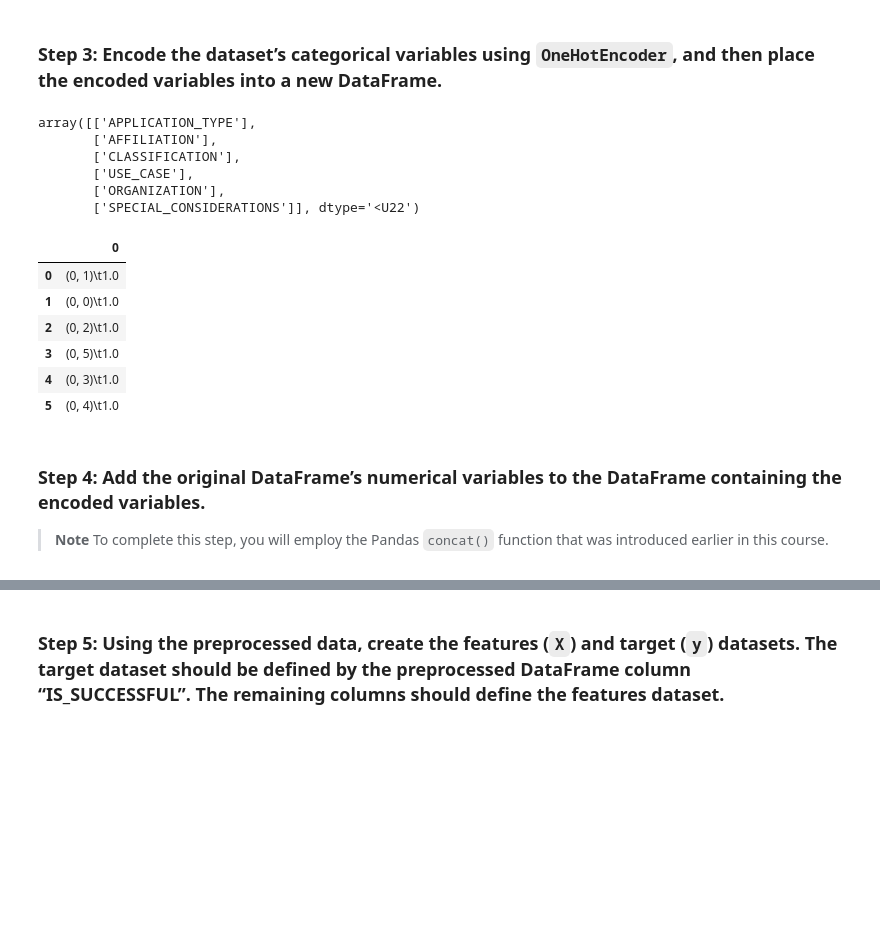
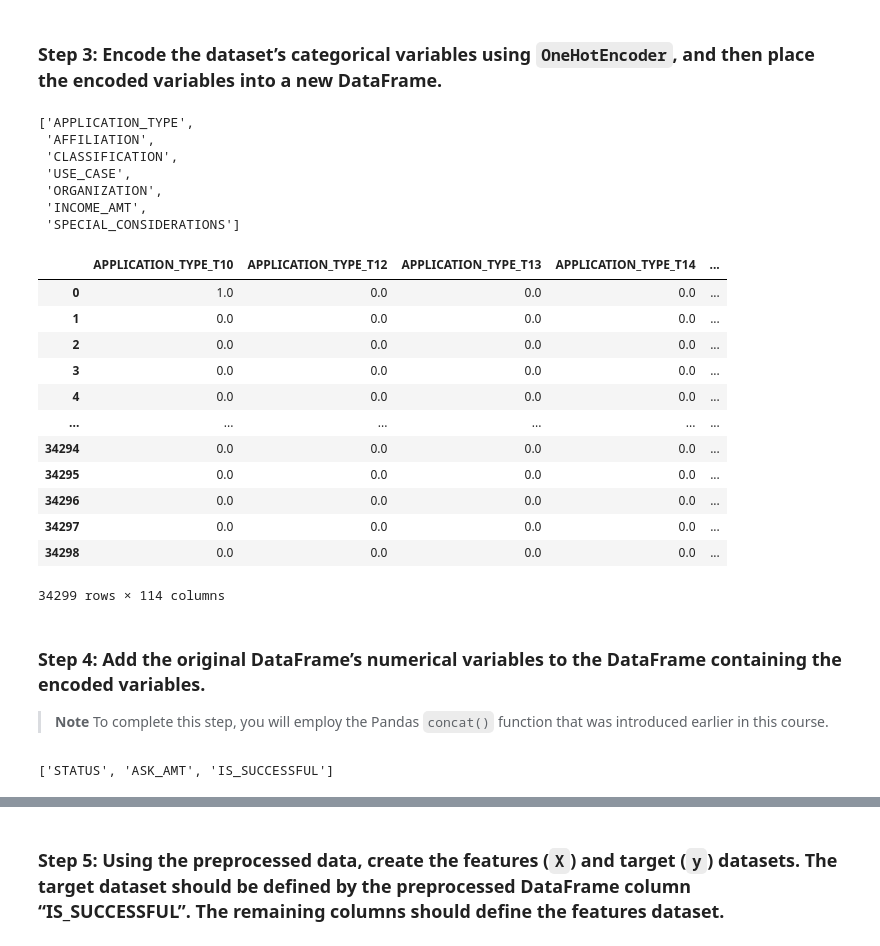
Before and after one commit to ScottyCodeman/Module-13, a Jupyter notebook: Colab_venture_funding_with_deep_learning.ipynb, the cells around one changed output, grey strips where cells are left out. Drawn from its saved outputs; the diff is of its cells as text; code cells hidden in the pictures; blank space fills up the shorter version.

```diff
--- a/Colab_venture_funding_with_deep_learning.ipynb
+++ b/Colab_venture_funding_with_deep_learning.ipynb
@@ -151,41 +152,58 @@ applicant_data_df
 # %%
 from numpy.core.multiarray import asarray
 # Create a list of categorical variables
-categorical_variables = asarray([['APPLICATION_TYPE'],['AFFILIATION'],['CLASSIFICATION'],['USE_CASE'],['ORGANIZATION'],['SPECIAL_CONSIDERATIONS']])
+categorical_variables = list(applicant_data_df.dtypes[applicant_data_df.dtypes=='object'].index)
 
 # Display the categorical variables list
-display(categorical_variables)
+categorical_variables
 # %% [output]
-array([['APPLICATION_TYPE'],
-       ['AFFILIATION'],
-       ['CLASSIFICATION'],
-       ['USE_CASE'],
-       ['ORGANIZATION'],
-       ['SPECIAL_CONSIDERATIONS']], dtype='<U22')
+['APPLICATION_TYPE',
+ 'AFFILIATION',
+ 'CLASSIFICATION',
+ 'USE_CASE',
+ 'ORGANIZATION',
+ 'INCOME_AMT',
+ 'SPECIAL_CONSIDERATIONS']
 # %%
 # Create a OneHotEncoder instance
-enc = OneHotEncoder()
+enc = OneHotEncoder(sparse_output=False)
 # %%
 # Encode the categorcal variables using OneHotEncoder
-encoded_data = enc.fit_transform(categorical_variables)
+encoded_data = enc.fit_transform(applicant_data_df[categorical_variables])
 # %%
 # Create a DataFrame with the encoded variables
-encoded_df = pd.DataFrame(encoded_data)
+encoded_df = pd.DataFrame(
+    encoded_data,
+    columns=enc.get_feature_names_out(categorical_variables)
+)
+
 
 # Review the DataFrame
 encoded_df
 # %% [output]
-|  | 0 |
-| 0 | (0, 1)\t1.0 |
-| 1 | (0, 0)\t1.0 |
-| 2 | (0, 2)\t1.0 |
-| 3 | (0, 5)\t1.0 |
-| 4 | (0, 3)\t1.0 |
-| 5 | (0, 4)\t1.0 |
+|  | APPLICATION_TYPE_T10 | APPLICATION_TYPE_T12 | APPLICATION_TYPE_T13 | APPLICATION_TYPE_T14 | ... |
+| 0 | 1.0 | 0.0 | 0.0 | 0.0 | ... |
+| 1 | 0.0 | 0.0 | 0.0 | 0.0 | ... |
+| 2 | 0.0 | 0.0 | 0.0 | 0.0 | ... |
+| 3 | 0.0 | 0.0 | 0.0 | 0.0 | ... |
+| 4 | 0.0 | 0.0 | 0.0 | 0.0 | ... |
+| ... | ... | ... | ... | ... | ... |
+| 34294 | 0.0 | 0.0 | 0.0 | 0.0 | ... |
+| 34295 | 0.0 | 0.0 | 0.0 | 0.0 | ... |
+| 34296 | 0.0 | 0.0 | 0.0 | 0.0 | ... |
+| 34297 | 0.0 | 0.0 | 0.0 | 0.0 | ... |
+| 34298 | 0.0 | 0.0 | 0.0 | 0.0 | ... |
+34299 rows × 114 columns
 # %% [markdown]
 ### Step 4: Add the original DataFrame’s numerical variables to the DataFrame containing the encoded variables.
 
 > **Note** To complete this step, you will employ the Pandas `concat()` function that was introduced earlier in this course.
+# %%
+# Creating non categorical variables for easier concat
+non_categorical_variables = list(applicant_data_df.dtypes[applicant_data_df.dtypes!='object'].index)
+non_categorical_variables
+# %% [output]
+['STATUS', 'ASK_AMT', 'IS_SUCCESSFUL']
 # %%
 from pandas.core.computation.common import ensure_decoded
 # Add the numerical variables from the original DataFrame to the one-hot encoding DataFrame
```
Also changed, not shown: parts of 20 cells of this notebook.
